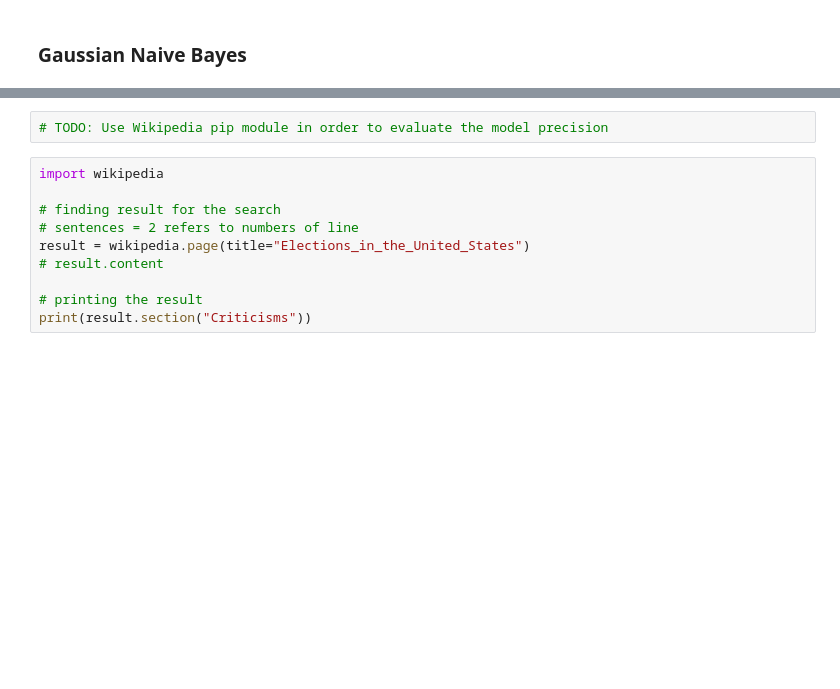
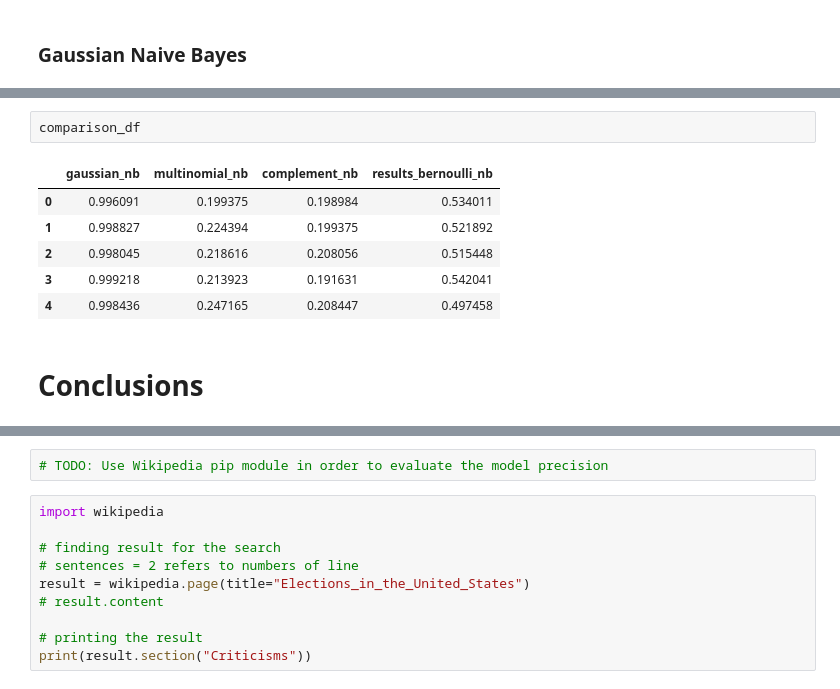
Before and after one commit to lucasviola/fake-news-detector-gnb, a Jupyter notebook: final-project.ipynb, the cells around one changed output, grey strips where cells are left out. Drawn from its saved outputs; the diff is of its cells as text; blank space fills up the shorter version.

```diff
--- a/final-project.ipynb
+++ b/final-project.ipynb
@@ -1327,0 +1200,11 @@ Please also refer to the documentation for alternative solver options:
+# %%
+comparison_df
+# %% [output]
+|  | gaussian_nb | multinomial_nb | complement_nb | results_bernoulli_nb |
+| 0 | 0.996091 | 0.199375 | 0.198984 | 0.534011 |
+| 1 | 0.998827 | 0.224394 | 0.199375 | 0.521892 |
+| 2 | 0.998045 | 0.218616 | 0.208056 | 0.515448 |
+| 3 | 0.999218 | 0.213923 | 0.191631 | 0.542041 |
+| 4 | 0.998436 | 0.247165 | 0.208447 | 0.497458 |
+# %% [markdown]
+# Conclusions
```
Also changed, not shown: parts of 21 cells of this notebook.
